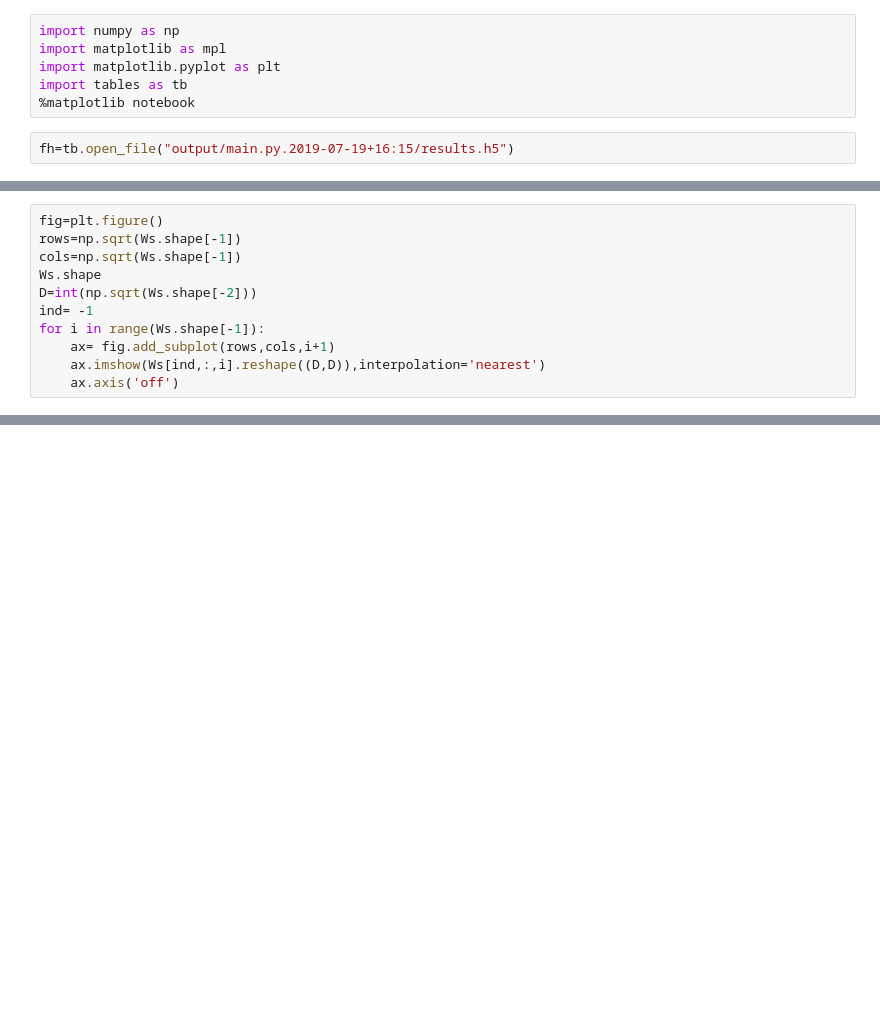
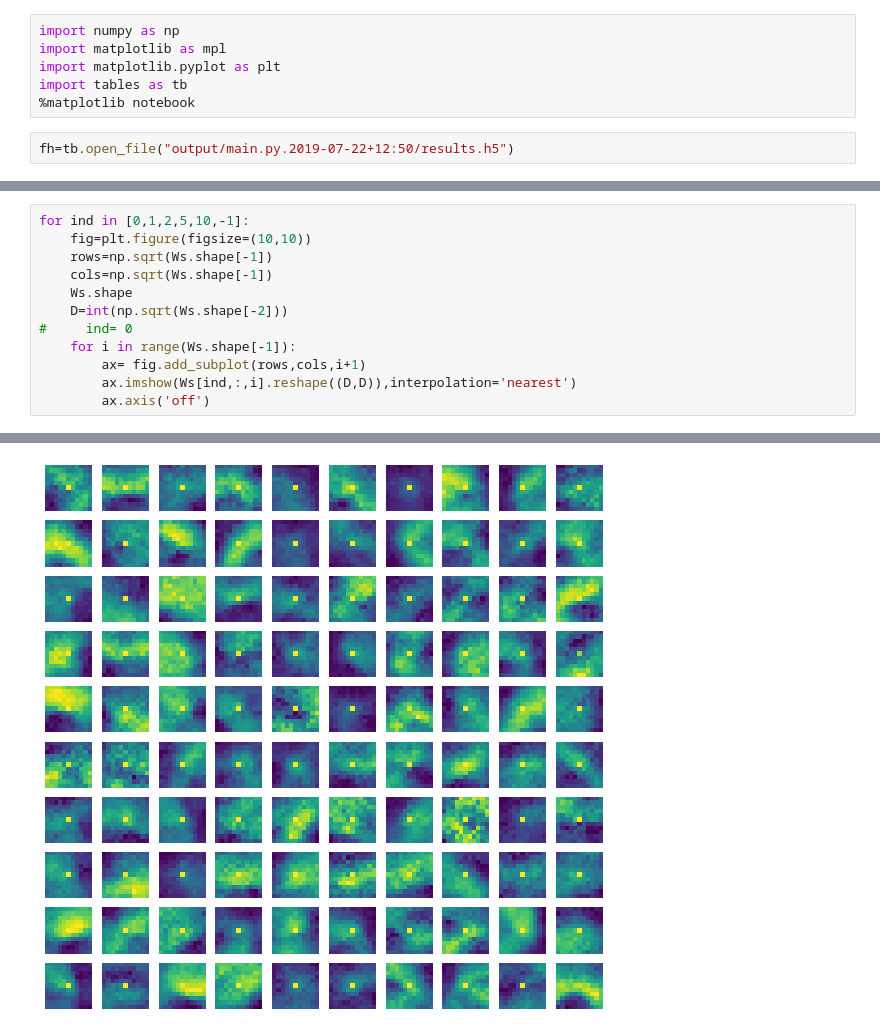
Before and after one commit to neuromorphic-paris/e-psc, a Jupyter notebook: visualization.ipynb, the cells around one changed output, grey strips where cells are left out. Drawn from its saved outputs; the diff is of its cells as text; blank space fills up the shorter version.

```diff
--- a/visualization.ipynb
+++ b/visualization.ipynb
@@ -5,7 +5,7 @@ import matplotlib.pyplot as plt
 import tables as tb
 %matplotlib notebook
 # %%
-fh=tb.open_file("output/main.py.2019-07-19+16:15/results.h5")
+fh=tb.open_file("output/main.py.2019-07-22+12:50/results.h5")
 # %%
 Ws=fh.root.W.read()
 pi=fh.root.pi.read()
@@ -29,12 +25,13 @@ plt.plot(pi*100)
 # %%
-fig=plt.figure()
-rows=np.sqrt(Ws.shape[-1])
-cols=np.sqrt(Ws.shape[-1])
-Ws.shape
-D=int(np.sqrt(Ws.shape[-2]))
-ind= -1
-for i in range(Ws.shape[-1]):
-    ax= fig.add_subplot(rows,cols,i+1)
-    ax.imshow(Ws[ind,:,i].reshape((D,D)),interpolation='nearest')
-    ax.axis('off')
+for ind in [0,1,2,5,10,-1]:
+    fig=plt.figure(figsize=(10,10))
+    rows=np.sqrt(Ws.shape[-1])
+    cols=np.sqrt(Ws.shape[-1])
+    Ws.shape
+    D=int(np.sqrt(Ws.shape[-2]))
+#     ind= 0
+    for i in range(Ws.shape[-1]):
+        ax= fig.add_subplot(rows,cols,i+1)
+        ax.imshow(Ws[ind,:,i].reshape((D,D)),interpolation='nearest')
+        ax.axis('off')
 # %% [output]
@@ -42,0 +38 @@ for i in range(Ws.shape[-1]):
+[figure, added]
```
Also changed, not shown: parts of 6 cells of this notebook, 1 other file.
